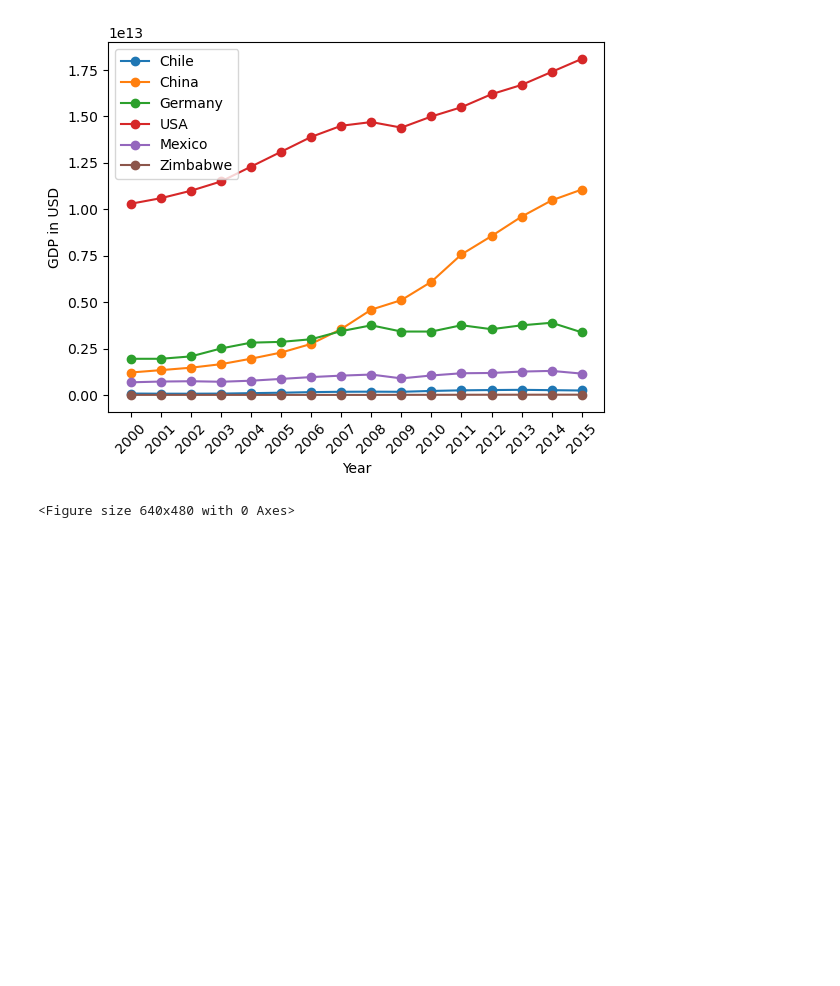
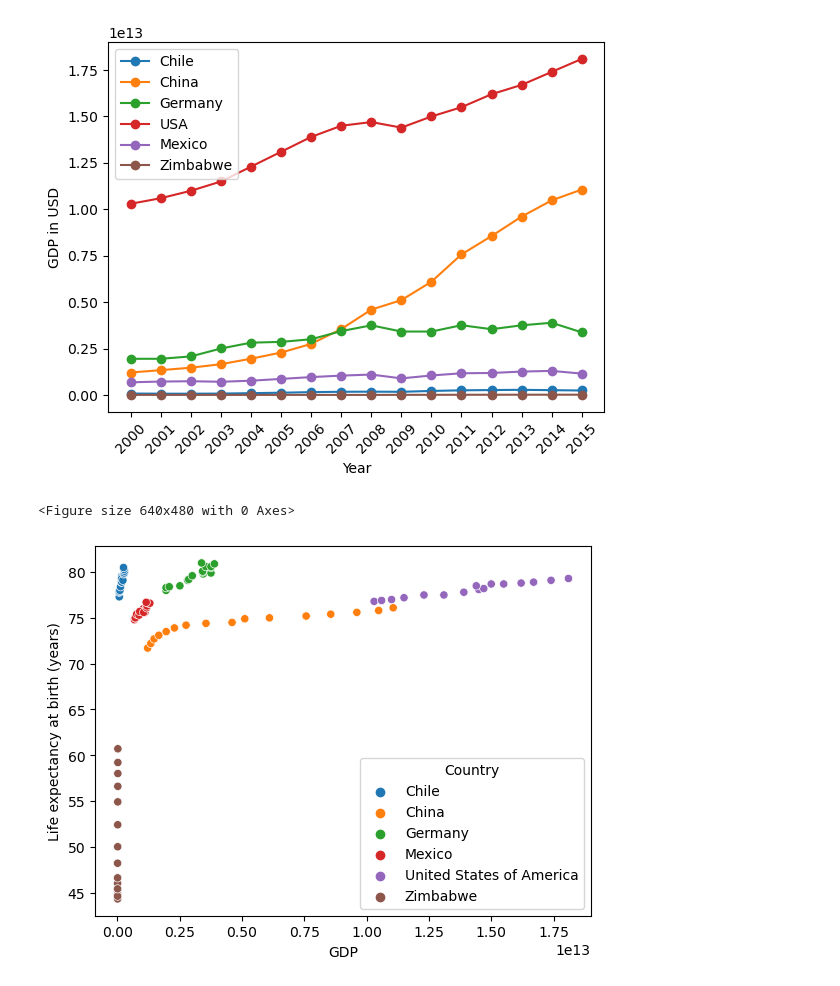
Before and after one commit to tylerjamesf/life_expectancy_GDP, a Jupyter notebook: life_expectancy_gdp.ipynb, the cells around one changed output. Saved outputs shown, nothing was run; the diff lists cells and outputs as text; code cells hidden in the pictures; blank space fills up the shorter version.

Commit message:
updated to use seaborn for GDP versus Life Expectancy

```diff
--- a/life_expectancy_gdp.ipynb
+++ b/life_expectancy_gdp.ipynb
@@ -140,3 +141,8 @@ plt.clf()
 # %% [output]
 [figure]
 <Figure size 640x480 with 0 Axes>
+# %%
+sns.scatterplot(data=df,x=df['GDP'],y=df['Life expectancy at birth (years)'], hue=df['Country'])
+plt.show()
+# %% [output]
+[figure, added]
```
Also changed, not shown: parts of 1 cell of this notebook.
